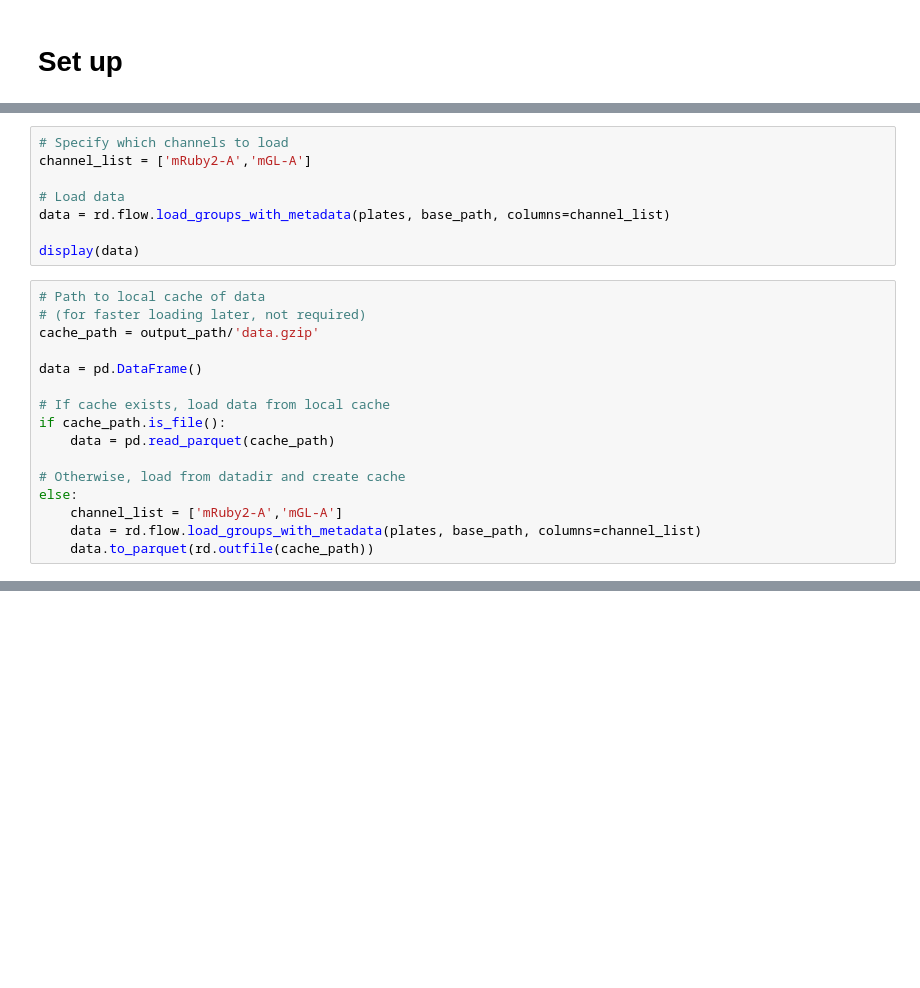
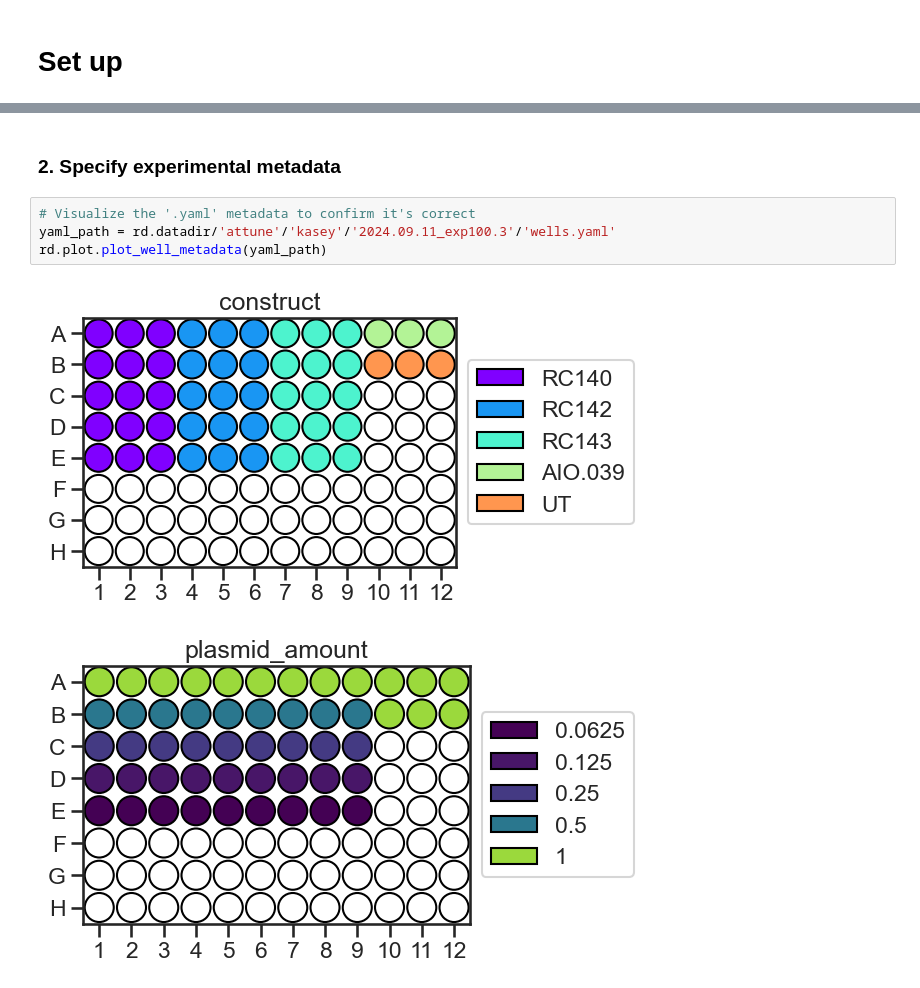
Before and after one commit to GallowayLabMIT/example-training, a Jupyter notebook: analysis_tutorials/flow-example_ComMAND.ipynb, the cells around one changed output, grey strips where cells are left out. Cells and saved outputs as stored; diff of their text form; blank space fills up the shorter version.

```diff
--- a/analysis_tutorials/flow-example_ComMAND.ipynb
+++ b/analysis_tutorials/flow-example_ComMAND.ipynb
@@ -85,24 +2,0 @@ for p in plates['yaml_path'].unique():
-# %%
-# Specify which channels to load
-channel_list = ['mRuby2-A','mGL-A']
-
-# Load data
-data = rd.flow.load_groups_with_metadata(plates, base_path, columns=channel_list)
-
-display(data)
-# %%
-# Path to local cache of data
-# (for faster loading later, not required)
-cache_path = output_path/'data.gzip'
-
-data = pd.DataFrame()
-
-# If cache exists, load data from local cache
-if cache_path.is_file():
-    data = pd.read_parquet(cache_path)
-
-# Otherwise, load from datadir and create cache
-else:
-    channel_list = ['mRuby2-A','mGL-A']
-    data = rd.flow.load_groups_with_metadata(plates, base_path, columns=channel_list)
-    data.to_parquet(rd.outfile(cache_path))
@@ -294,0 +24,9 @@ display(stats)
+# %% [markdown]
+### 2. Specify experimental metadata
+# %%
+# Visualize the '.yaml' metadata to confirm it's correct
+yaml_path = rd.datadir/'attune'/'kasey'/'2024.09.11_exp100.3'/'wells.yaml'
+rd.plot.plot_well_metadata(yaml_path)
+# %% [output]
+[figure, added]
+[figure, added]
```
Also changed, not shown: parts of 95 cells of this notebook, 2 other files.
